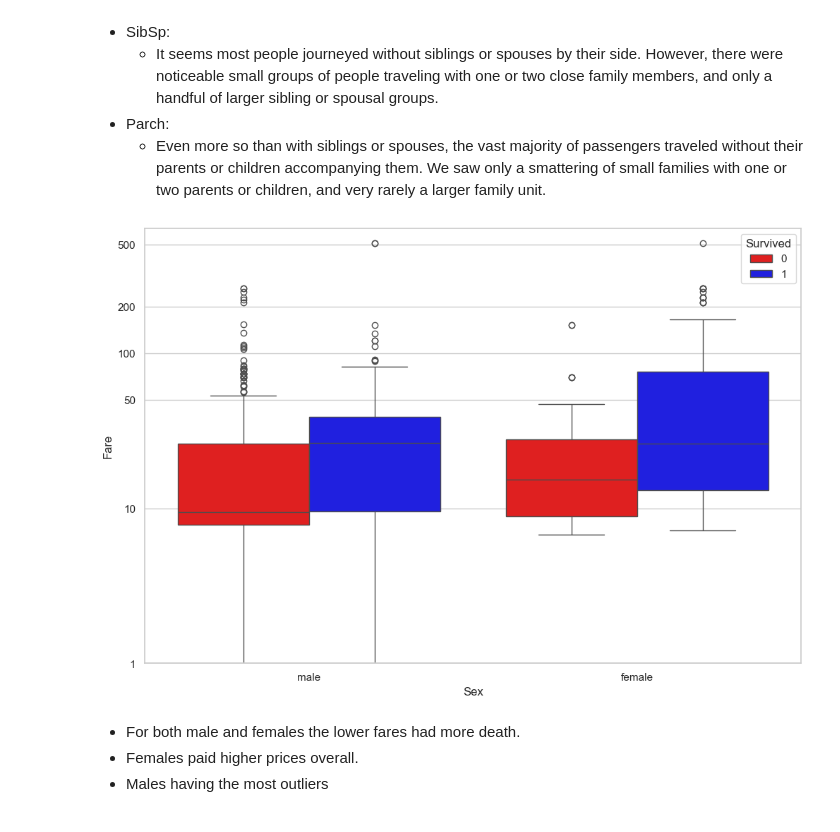
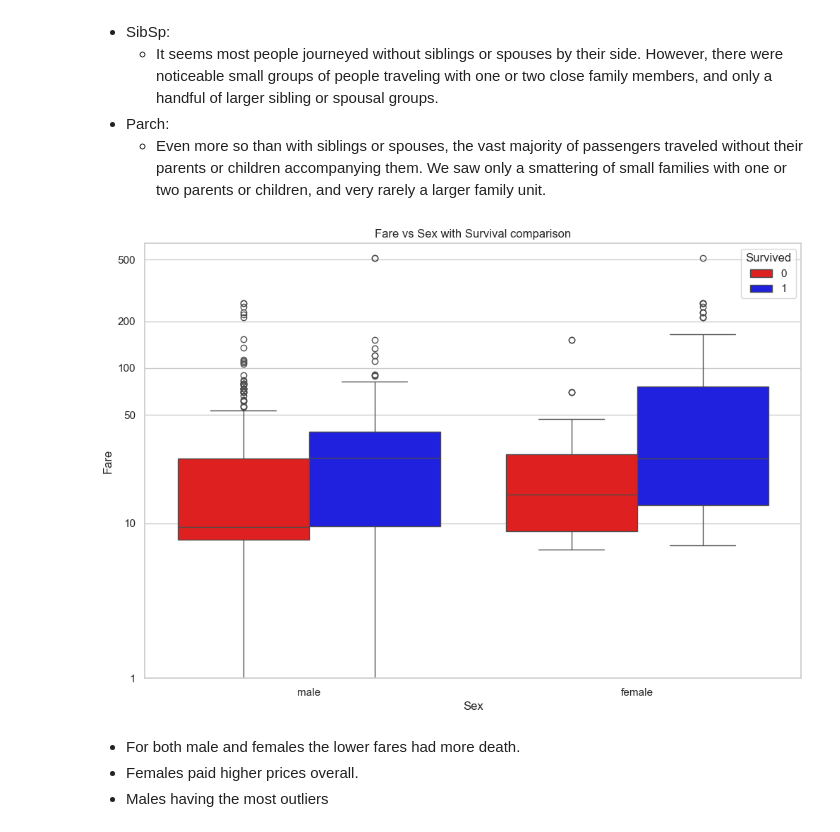
Before and after one commit to GClark89/Titanic, a Jupyter notebook: EDA.ipynb, the cells around one changed output. Cells and saved outputs as stored; diff of their text form; code cells hidden in the pictures.

```diff
--- a/EDA.ipynb
+++ b/EDA.ipynb
@@ -370,18 +371,19 @@ plt.show()
 # %%
 
 plt.figure(figsize=(12, 8))
 sns.boxplot(data= df, x= "Sex" , y="Fare", hue= "Survived" , palette=palette)
+plt.title("Fare vs Sex with Survival comparison")
 # Set the y-axis to a logarithmic scale for better readability of skewed fare values
 plt.yscale("log")
 
 # Define specific y-axis tick positions to show (cannot include 0 in log scale)
 tick_values = [1, 10, 50, 100, 200, 500]
 
 # Set the y-axis ticks to these values and label them as strings (e.g., "10", "50", etc.)
 plt.yticks(tick_values, [str(v) for v in tick_values])
 plt.show()
 # %% [output]
-[figure, old version]
+[figure, new version]
 # %% [markdown]
 - For both male and females the lower fares had more death.
 - Females paid higher prices overall.
```
Also changed, not shown: parts of 12 cells of this notebook, 3 other files.
